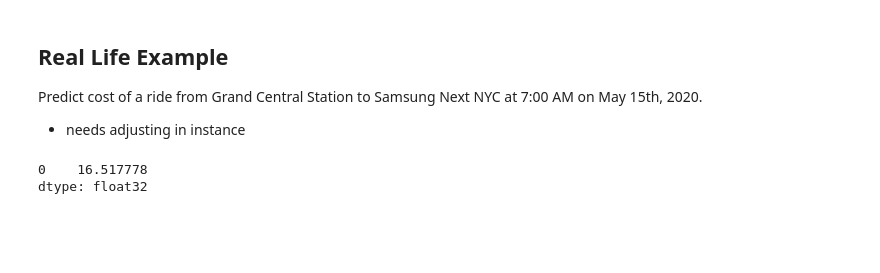
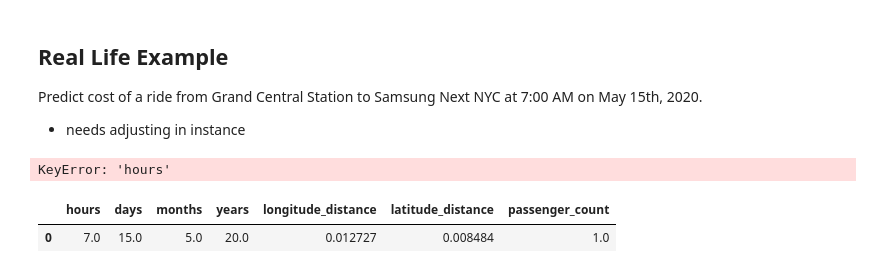
Before and after one commit to BlazingDB/bsql-demos, a Jupyter notebook: taxi_fare_prediction.ipynb, the cells around one changed output. Cells and saved outputs as stored; diff of their text form; code cells hidden in the pictures; blank space fills up the shorter version.

```diff
--- a/taxi_fare_prediction.ipynb
+++ b/taxi_fare_prediction.ipynb
@@ -223,23 +245,41 @@ Predict cost of a ride from Grand Central Station to Samsung Next NYC at 7:00 AM
 - needs adjusting in instance
 # %%
 # build a dataframe with cuDF
-samsung_ride = cudf.DataFrame([('hours', 7.0), ('months', 5.0),
-                               ('years', 20.0), ('longitude_distance', 0.012727),
-                               ('latitude_distance', 0.008484), ('passenger_count', 1.0)])
+import cudf
+
+# samsung_ride = cudf.DataFrame()
+
+# samsung_ride['hours'] = 7.0 float()
+# samsung_ride['days'] = 15.0
+# samsung_ride['months'] = 5.0
+# samsung_ride['years'] = 20.0
+# samsung_ride['longitude_distance'] = 0.012727
+# samsung_ride['latitude_distance'] = 0.008484
+# samsung_ride['passenger_count'] = 1.0
+
+# # tag column names and values
+cols = ['hours', 'days', 'months', 'years', 'longitude_distance',
+       'latitude_distance', 'passenger_count']
+vals = [7.0, 15.0, 5.0, 20.0, 0.012727, 0.008484, 1.0]
+samsung_ride = cudf.DataFrame(data=vals, columns=cols)
 
 samsung_ride['hours'] = samsung_ride['hours'].astype('float32')
-
+samsung_ride['days'] = samsung_ride['days'].astype('float32')
 samsung_ride['months'] = samsung_ride['months'].astype('float32')
 samsung_ride['years'] = samsung_ride['years'].astype('float32')
 samsung_ride['longitude_distance'] = samsung_ride['longitude_distance'].astype('float32')
 samsung_ride['latitude_distance'] = samsung_ride['latitude_distance'].astype('float32')
 samsung_ride['passenger_count'] = samsung_ride['passenger_count'].astype('float32')
 
-# make prediction
+# # make prediction
 samsung_prediction = lr.predict(samsung_ride)
 
-# output fare prediction
-samsung_prediction
+# # output fare prediction
+# samsung_prediction
 # %% [output]
-0    16.517778
-dtype: float32
+KeyError: 'hours'
+# %%
+samsung_ride
+# %% [output]
+|  | hours | days | months | years | longitude_distance | latitude_distance | passenger_count |
+| 0 | 7.0 | 15.0 | 5.0 | 20.0 | 0.012727 | 0.008484 | 1.0 |
```
Also changed, not shown: parts of 17 cells of this notebook.
